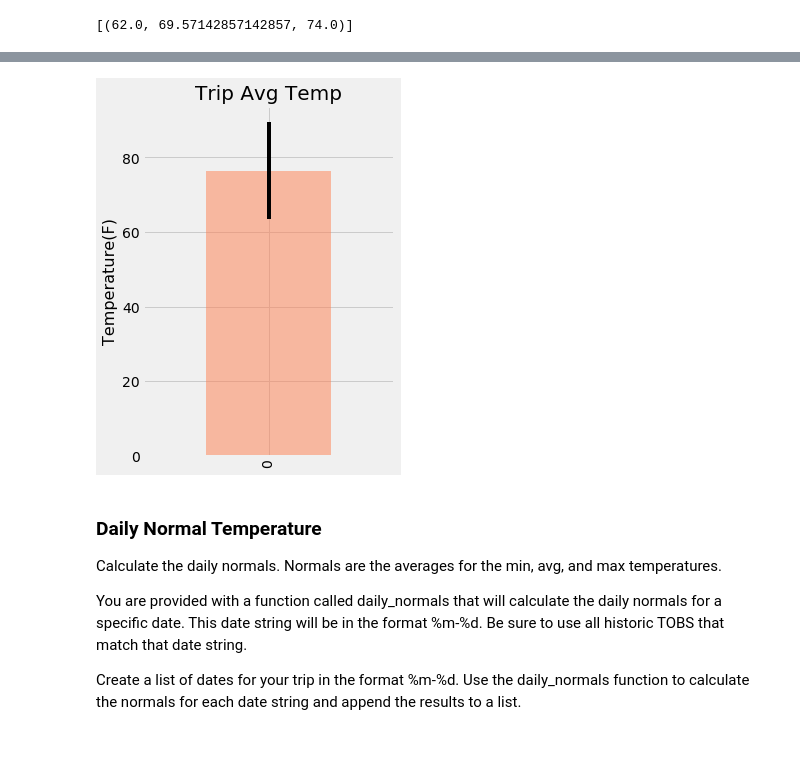
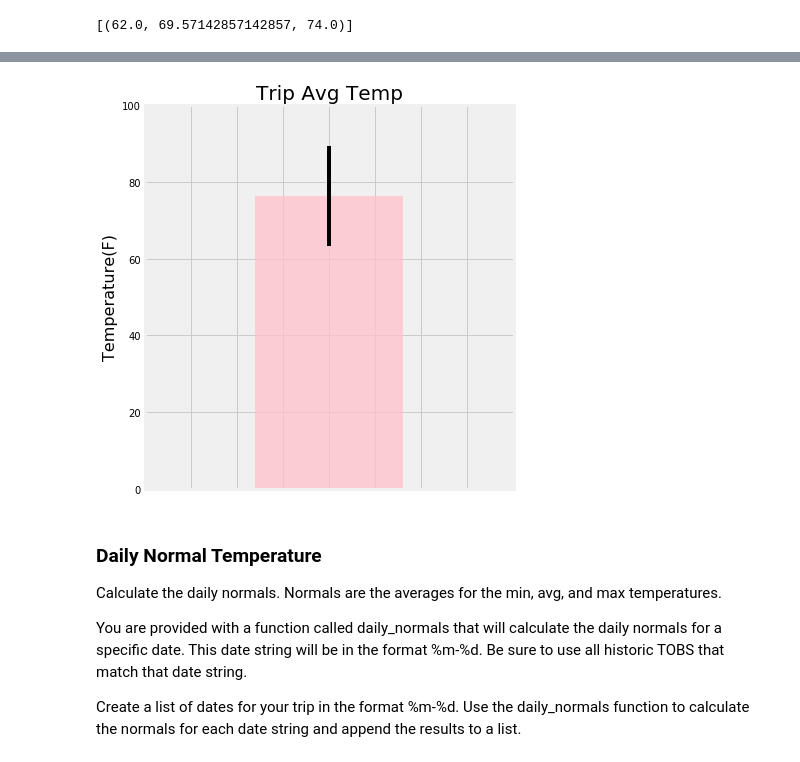
Before and after one commit to vivisantosa/Unit-10-SQLAlchemy-challenge, a Jupyter notebook: climate_starter.ipynb, the cells around one changed output, grey strips where cells are left out. Cells and saved outputs as stored; diff of their text form; code cells hidden in the pictures.

```diff
--- a/climate_starter.ipynb
+++ b/climate_starter.ipynb
@@ -360,20 +372,32 @@ print(avg_temp)
-# %%
-# Plot the results from your previous query as a bar chart.
-# Use "Trip Avg Temp" as your Title
-# Use the average temperature for the y value
-# Use the peak-to-peak (tmax-tmin) value as the y error bar (yerr)
-
-trip_df = pd.DataFrame(trip_temps, columns=['Min Temp', 'Avg Temp', 'Max Temp'])
-avg_temp = trip_df['Avg Temp']
-min_max_temp = trip_df.iloc[0]['Max Temp'] - trip_df.iloc[0]['Min Temp']
-avg_temp.plot(kind='bar', yerr=min_max_temp, figsize=(4,6), alpha=0.5, color='coral')
-
-plt.title("Trip Avg Temp", fontsize=20)
-plt.ylabel("Temperature(F)", fontsize=16)
-plt.savefig("Graphs/Unit10-5.png")
-plt.show()
-# %% [output]
-[figure, removed]
+# %%
+# plot the calculated min/max/avg from last year for the trip dates as a bar chart
+
+avgtemp = trip_temps[0][1]
+max_min_temp = trip_temps[0][2]-trip_temps[0][0]
+
+fig, ax = plt.subplots(figsize=(6, 6))
+
+bar_chart = ax.bar(1 , avgtemp, color= 'pink', yerr=max_min_temp, alpha=0.75)
+
+plt.ylim(0, 100)
+plt.xlim(0,2)
+
+plt.title("Trip Avg Temp", fontsize=20)
+plt.ylabel("Temperature(F)", fontsize=16)
+
+# to remove ticks and labels from x axis
+plt.tick_params(
+    axis='x',          # changes apply to the x-axis
+    which='both',      # both major and minor ticks are affected
+    bottom=False,      # ticks along the bottom edge are off
+    top=False,         # ticks along the top edge are off
+    labelbottom=False) # labels along the bottom edge are o
+
+fig.tight_layout()
+plt.savefig("Graphs/Unit10-5.png")
+plt.show()
+# %% [output]
+[figure, added]
 # %% [markdown]
 ### Daily Normal Temperature
 
```
Also changed, not shown: parts of 22 cells of this notebook, 3 other files.
